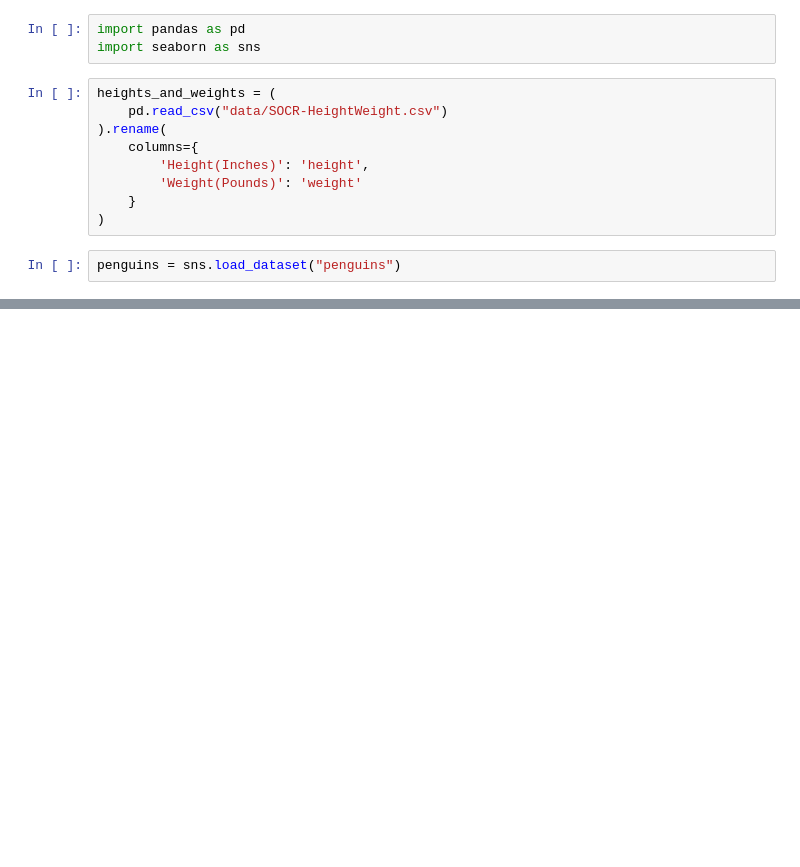
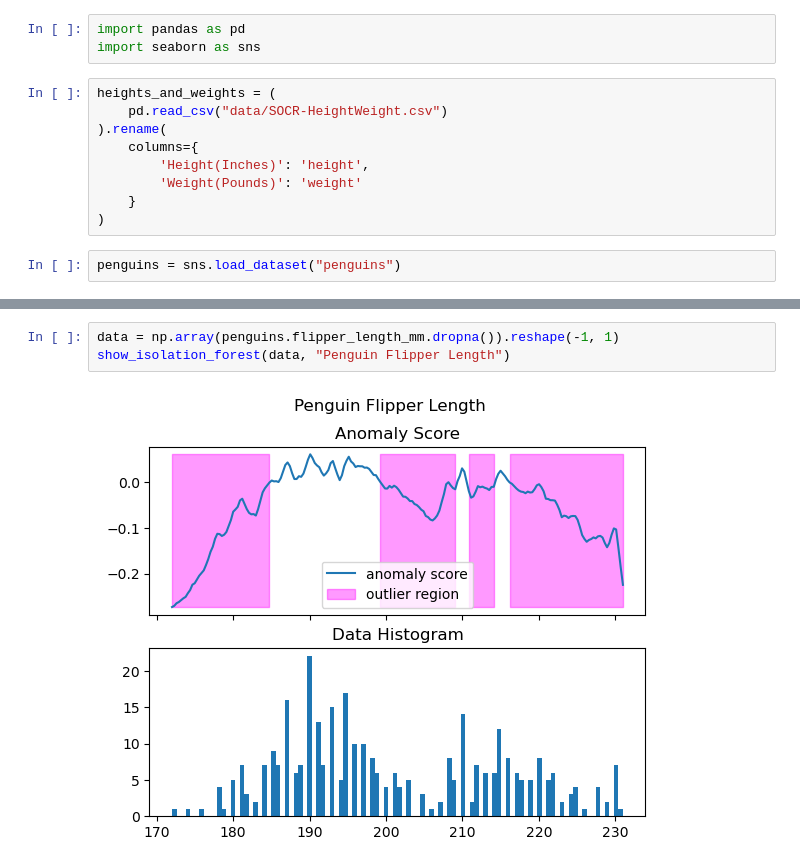
Before and after one commit to mathisloevenich/AML, a Jupyter notebook: Ex4.IsolationForest.ipynb, the cells around one changed output, grey strips where cells are left out. Cells and saved outputs as stored; diff of their text form; blank space fills up the shorter version.

```diff
--- a/Ex4.IsolationForest.ipynb
+++ b/Ex4.IsolationForest.ipynb
@@ -186,0 +204,5 @@ show_isolation_forest(data, "Penguin Flipper Length")
+# %%
+data = np.array(penguins.flipper_length_mm.dropna()).reshape(-1, 1)
+show_isolation_forest(data, "Penguin Flipper Length")
+# %% [output]
+[figure, added]
```
Also changed, not shown: parts of 9 cells of this notebook.
